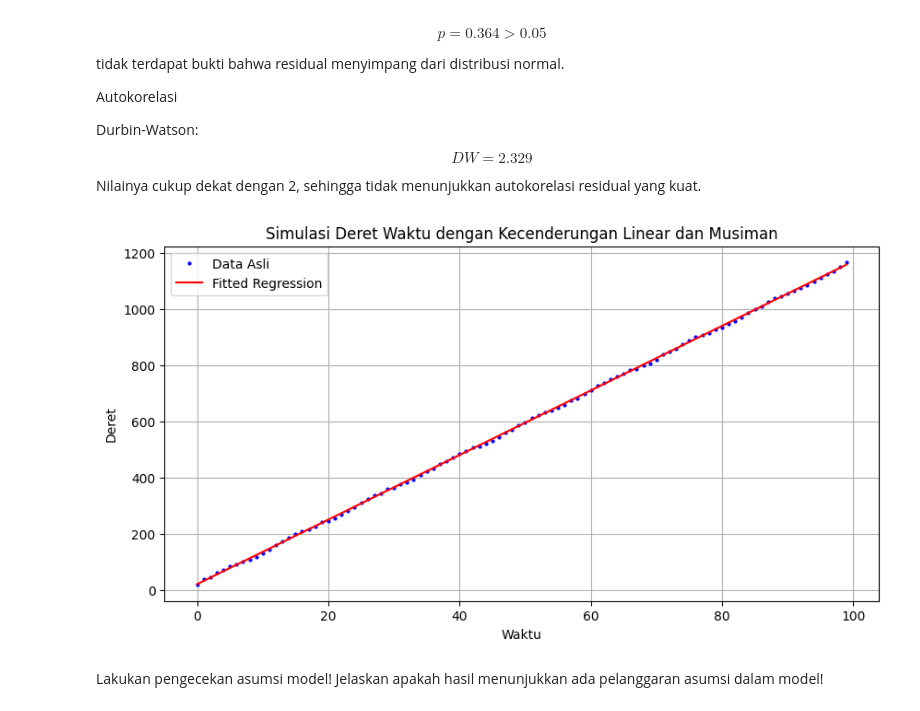
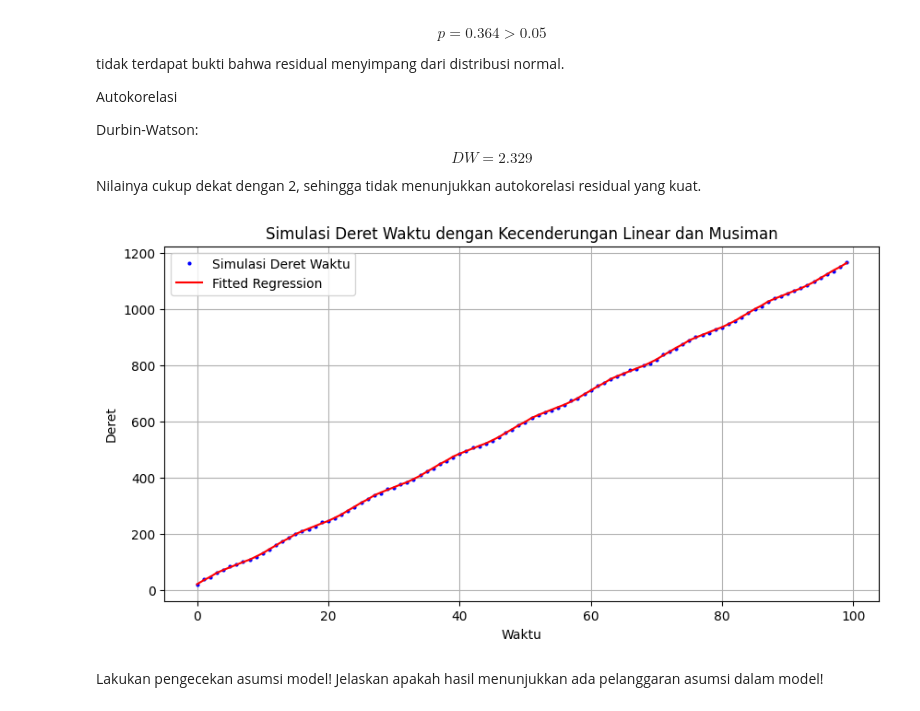
Before and after one commit to haniyathul/Praktikum-Analisis-Deret-Waktu, a Jupyter notebook: Tugas_Praktikum_STA2542_Minggu_2.ipynb, the cells around one changed output. Drawn from its saved outputs; the diff is of its cells as text; code cells hidden in the pictures.

```diff
--- a/Tugas_Praktikum_STA2542_Minggu_2.ipynb
+++ b/Tugas_Praktikum_STA2542_Minggu_2.ipynb
@@ -1093,21 +1093,21 @@ Nilainya cukup dekat dengan 2, sehingga tidak menunjukkan autokorelasi residual
 # %%
 # Prediksi menggunakan model yang sudah dilatih
 pred_mix = model_mix.predict(season)
 
 # Plot hasil simulasi deret waktu dan regresi kuadratik
 plt.figure(figsize=(10, 5))
 
-plt.plot(x, series, 'b.', label='Data Asli', markersize=4)
-plt.plot(x, model.fittedvalues, 'r-', label='Fitted Regression')
+plt.plot(x, series, 'b.', label='Simulasi Deret Waktu', markersize=4)
+plt.plot(x, pred_mix, 'r-', label='Fitted Regression')
 
 plt.xlabel('Waktu')
 plt.ylabel('Deret')
 plt.title('Simulasi Deret Waktu dengan Kecenderungan Linear dan Musiman')
 plt.legend()
 plt.grid()
 plt.show()
 # %% [output]
-[figure, old version]
+[figure, new version]
 # %% [markdown]
 Lakukan pengecekan asumsi model! Jelaskan apakah hasil menunjukkan ada pelanggaran asumsi dalam model!
 # %%
```
Also changed, not shown: parts of 12 cells of this notebook.
